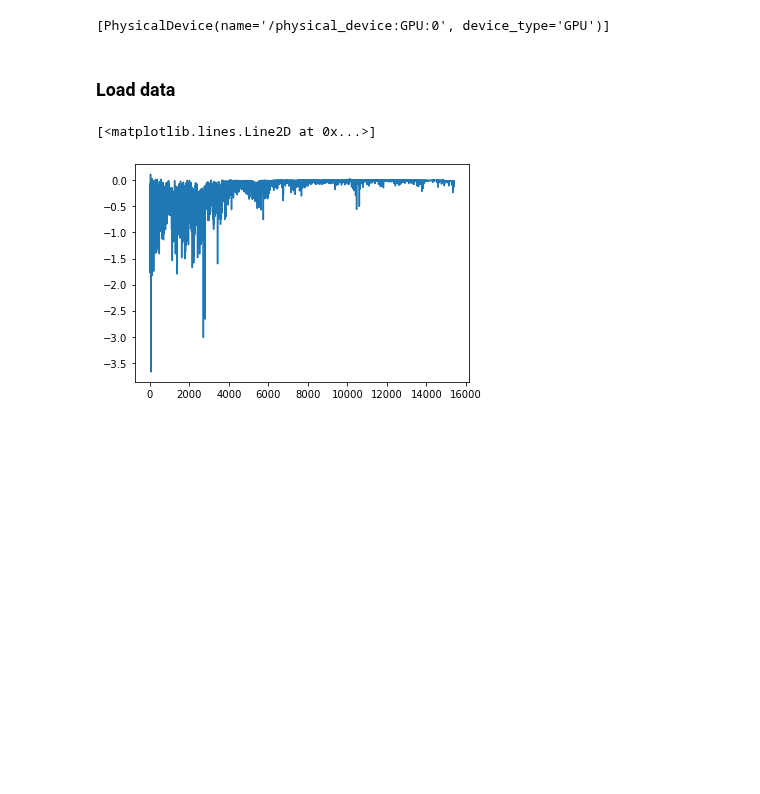
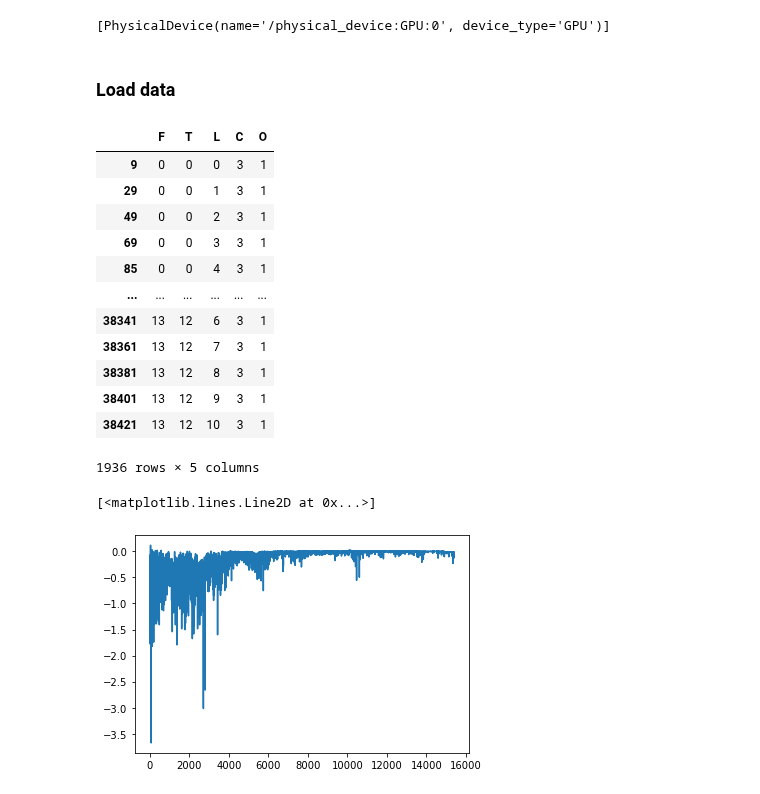
Before and after one commit to ViskaWei/LV, a Jupyter notebook: nb/eval_rpca_t1.ipynb, the cells around one changed output. Drawn from its saved outputs; the diff is of its cells as text; code cells hidden in the pictures; blank space fills up the shorter version.

```diff
--- a/nb/Untitled.ipynb
+++ b/nb/eval_rpca_t1.ipynb
@@ -37,6 +37,26 @@ with h5py.File(NORM_PATH, 'r') as f:
 
     wave = f['wave'][()]
 #     eigv = f['flux_eigv'][()]
+# %%
+para = pd.DataFrame(data=np.transpose(np.where(mask)), columns=["F","T","L","C","O"])
+# %%
+id_test = para[(para["C"] == 3) & (para["O"] == 1)].index
+# %%
+para.iloc[id_test]
+# %% [output]
+|  | F | T | L | C | O |
+| 9 | 0 | 0 | 0 | 3 | 1 |
+| 29 | 0 | 0 | 1 | 3 | 1 |
+| 49 | 0 | 0 | 2 | 3 | 1 |
+| 69 | 0 | 0 | 3 | 3 | 1 |
+| 85 | 0 | 0 | 4 | 3 | 1 |
+| ... | ... | ... | ... | ... | ... |
+| 38341 | 13 | 12 | 6 | 3 | 1 |
+| 38361 | 13 | 12 | 7 | 3 | 1 |
+| 38381 | 13 | 12 | 8 | 3 | 1 |
+| 38401 | 13 | 12 | 9 | 3 | 1 |
+| 38421 | 13 | 12 | 10 | 3 | 1 |
+1936 rows × 5 columns
 # %%
 flux0 = flux[mask]
 # %%
```
Also changed, not shown: parts of 11 cells of this notebook, 3 other files.
